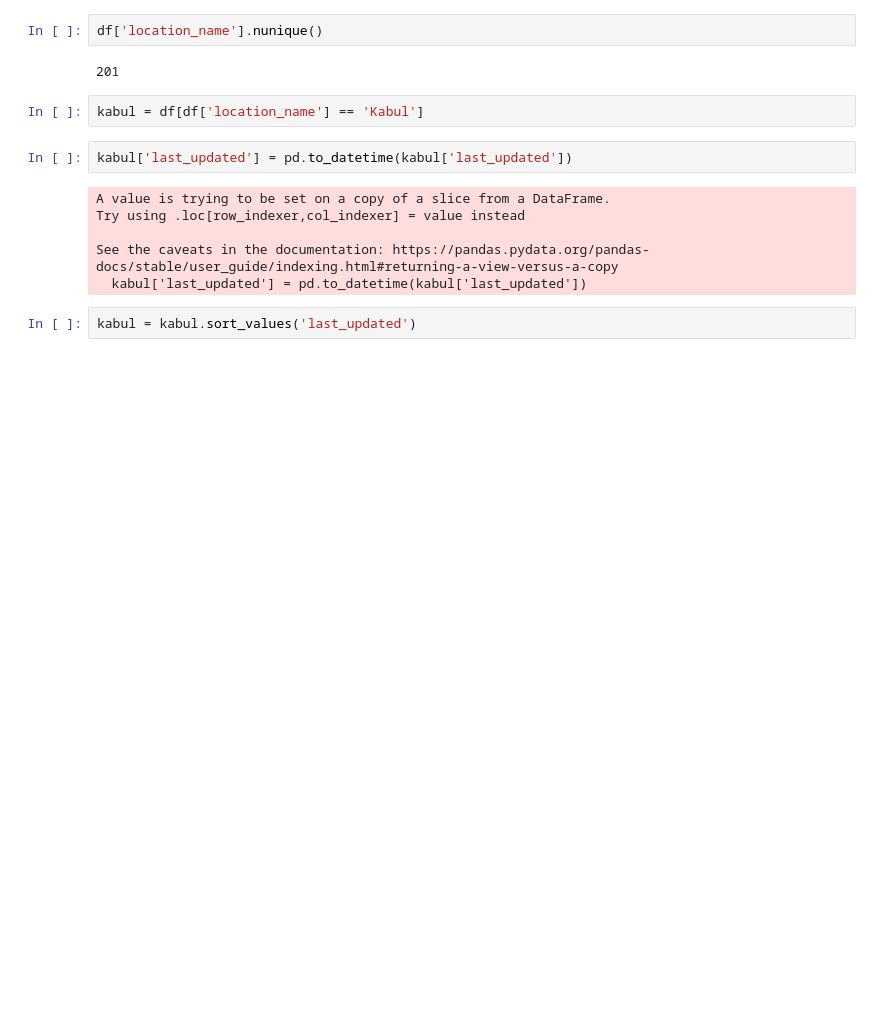
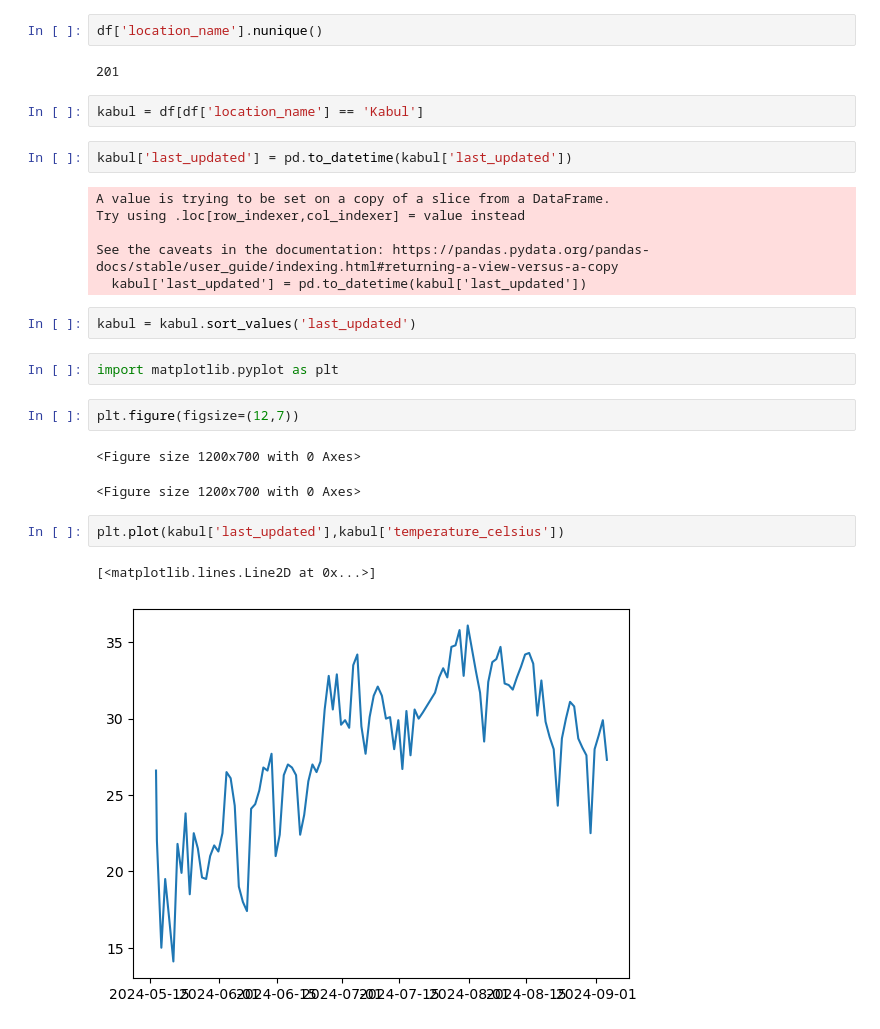
Before and after one commit to raaga-priya-p/weather-trend-forecasting, a Jupyter notebook: notebooks/01_data_exploration.ipynb, the cells around one changed output. Drawn from its saved outputs; the diff is of its cells as text; blank space fills up the shorter version.

Commit message:
Add temperature plot for Kabul

```diff
--- a/notebooks/01_data_exploration.ipynb
+++ b/notebooks/01_data_exploration.ipynb
@@ -224,3 +224,15 @@ See the caveats in the documentation: https://pandas.pydata.org/pandas-docs/stab
   kabul['last_updated'] = pd.to_datetime(kabul['last_updated'])
 # %%
 kabul = kabul.sort_values('last_updated')
+# %%
+import matplotlib.pyplot as plt
+# %%
+plt.figure(figsize=(12,7))
+# %% [output]
+<Figure size 1200x700 with 0 Axes>
+<Figure size 1200x700 with 0 Axes>
+# %%
+plt.plot(kabul['last_updated'],kabul['temperature_celsius'])
+# %% [output]
+[<matplotlib.lines.Line2D at 0x...>]
+[figure, added]
```
Also changed, not shown: parts of 8 cells of this notebook.
